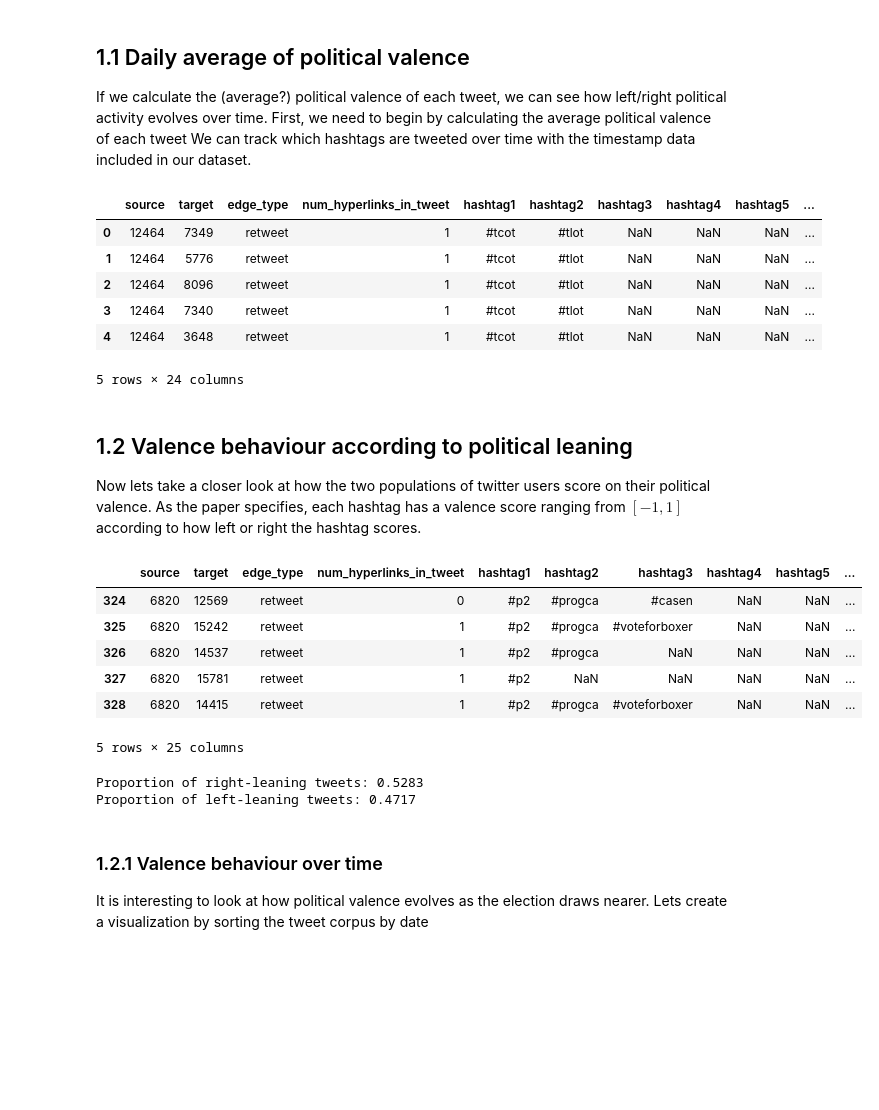
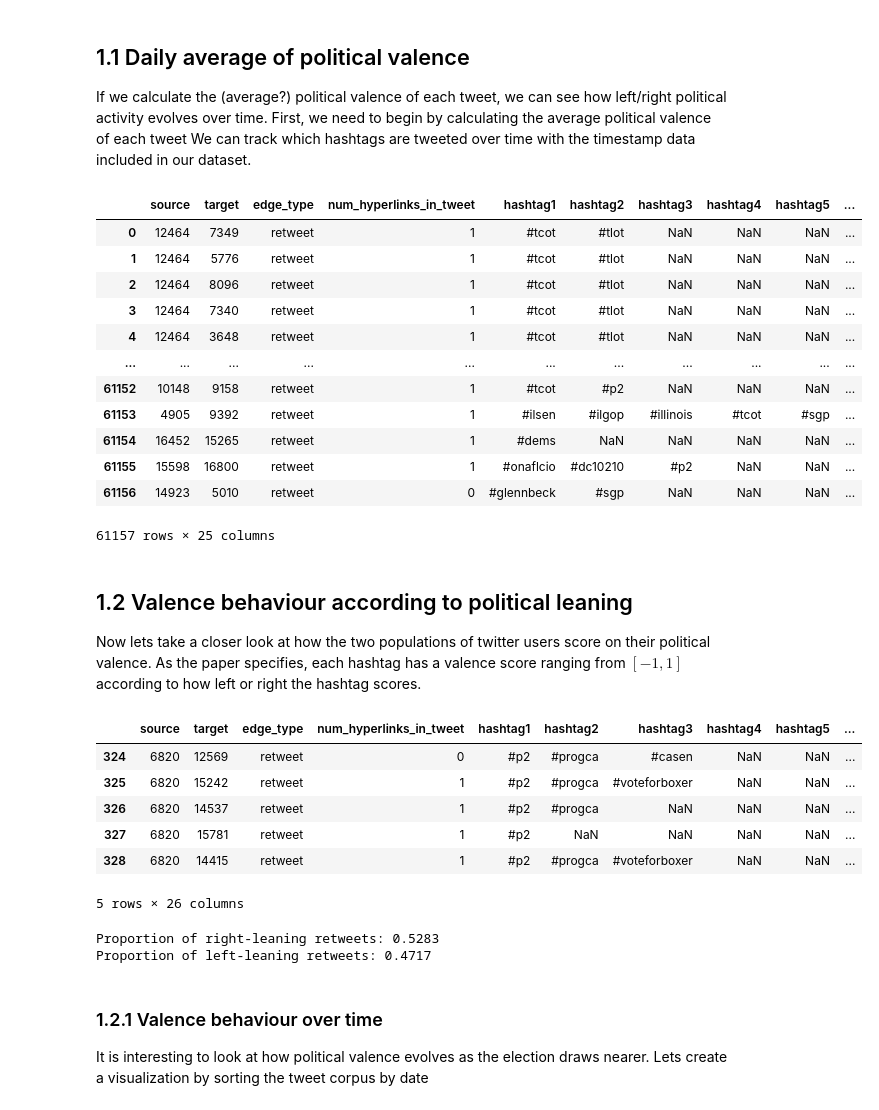
Before and after one commit to nromerodiaz/PhD, a Jupyter notebook: Assignment_2/Assignment_2.ipynb, the cells around one changed output. Saved outputs shown, nothing was run; the diff lists cells and outputs as text; code cells hidden in the pictures; blank space fills up the shorter version.

```diff
--- a/Assignment_2/Assignment_2.ipynb
+++ b/Assignment_2/Assignment_2.ipynb
@@ -35,19 +37,15 @@ def import_data(node_filename='', edge_filename='', colnames=[], node_only=False
     if node_only:
         return pd.read_csv(node_filename, sep='\t', header=None, names=['source', 'cluster_id'])
 
-    if edge_only:
-        edge_df = pd.read_csv(edge_filename, sep='\t', header=None, names=colnames)
-
-        edge_df['date'] = pd.to_datetime(edge_df['timestamp'], unit='s')
-        edge_df.drop(['timestamp'], axis=1, inplace=True)
-
-        return edge_df
-
-    node_df = pd.read_csv(node_filename, sep='\t', header=None, names=['source', 'cluster_id'])
     edge_df = pd.read_csv(edge_filename, sep='\t', header=None, names=colnames)
 
     edge_df['date'] = pd.to_datetime(edge_df['timestamp'], unit='s')
     edge_df.drop(['timestamp'], axis=1, inplace=True)
+
+    if edge_only:
+        return edge_df
+
+    node_df = pd.read_csv(node_filename, sep='\t', header=None, names=['source', 'cluster_id'])
 
     return pd.merge(edge_df, node_df, on='source')
 
@@ -128,3 +126,7 @@ rt_data.head()
 | 2 | 12464 | 8096 | retweet | 1 | #tcot | #tlot | NaN | NaN | NaN | ... |
 | 3 | 12464 | 7340 | retweet | 1 | #tcot | #tlot | NaN | NaN | NaN | ... |
 | 4 | 12464 | 3648 | retweet | 1 | #tcot | #tlot | NaN | NaN | NaN | ... |
+# %%
+# Lets count how many hashtags are in each tweet
+ht_cols = ['hashtag1', 'hashtag2', 'hashtag3', 'hashtag4', 'hashtag5', 'hashtag6', 'hashtag7', 'hashtag8', 'hashtag9']
+rt_data = count_hashtags(rt_data, ht_cols)
@@ -188,15 +180,21 @@ for i, j in zip(ht_cols, ht_vals):
     rt_data = pd.merge(rt_data, valence_data, on=i, how='left')
 # %%
 # We visualize our results
-rt_data.head()
+rt_data#.head()
 # %% [output]
 |  | source | target | edge_type | num_hyperlinks_in_tweet | hashtag1 | hashtag2 | hashtag3 | hashtag4 | hashtag5 | ... |
 | 0 | 12464 | 7349 | retweet | 1 | #tcot | #tlot | NaN | NaN | NaN | ... |
 | 1 | 12464 | 5776 | retweet | 1 | #tcot | #tlot | NaN | NaN | NaN | ... |
 | 2 | 12464 | 8096 | retweet | 1 | #tcot | #tlot | NaN | NaN | NaN | ... |
 | 3 | 12464 | 7340 | retweet | 1 | #tcot | #tlot | NaN | NaN | NaN | ... |
 | 4 | 12464 | 3648 | retweet | 1 | #tcot | #tlot | NaN | NaN | NaN | ... |
+| ... | ... | ... | ... | ... | ... | ... | ... | ... | ... | ... |
+| 61152 | 10148 | 9158 | retweet | 1 | #tcot | #p2 | NaN | NaN | NaN | ... |
+| 61153 | 4905 | 9392 | retweet | 1 | #ilsen | #ilgop | #illinois | #tcot | #sgp | ... |
+| 61154 | 16452 | 15265 | retweet | 1 | #dems | NaN | NaN | NaN | NaN | ... |
+| 61155 | 15598 | 16800 | retweet | 1 | #onaflcio | #dc10210 | #p2 | NaN | NaN | ... |
+| 61156 | 14923 | 5010 | retweet | 0 | #glennbeck | #sgp | NaN | NaN | NaN | ... |
-5 rows × 24 columns
+61157 rows × 25 columns
 # %%
 # Lets calculate the average valence of each tweet
 rt_data['avg_valence'] = rt_data[ht_vals].mean(skipna=True, axis=1)
@@ -219,14 +217,14 @@ data_left.head()
 | 326 | 6820 | 14537 | retweet | 1 | #p2 | #progca | NaN | NaN | NaN | ... |
 | 327 | 6820 | 15781 | retweet | 1 | #p2 | NaN | NaN | NaN | NaN | ... |
 | 328 | 6820 | 14415 | retweet | 1 | #p2 | #progca | #voteforboxer | NaN | NaN | ... |
-5 rows × 25 columns
+5 rows × 26 columns
 # %%
-# Lets look at the proportion of left/right tweets
-print('Proportion of right-leaning tweets: %.4f'%(data_right.shape[0]/rt_data.shape[0]))
-print('Proportion of left-leaning tweets: %.4f'%(data_left.shape[0]/rt_data.shape[0]))
+# Lets look at the proportion of left/right retweets
+print('Proportion of right-leaning retweets: %.4f'%(data_right.shape[0]/rt_data.shape[0]))
+print('Proportion of left-leaning retweets: %.4f'%(data_left.shape[0]/rt_data.shape[0]))
 # %% [output]
-Proportion of right-leaning tweets: 0.5283
-Proportion of left-leaning tweets: 0.4717
+Proportion of right-leaning retweets: 0.5283
+Proportion of left-leaning retweets: 0.4717
 # %%
 #data_right['date'].dt.month.value_counts()
 # %% [markdown]
```
Also changed, not shown: parts of 187 cells of this notebook.
